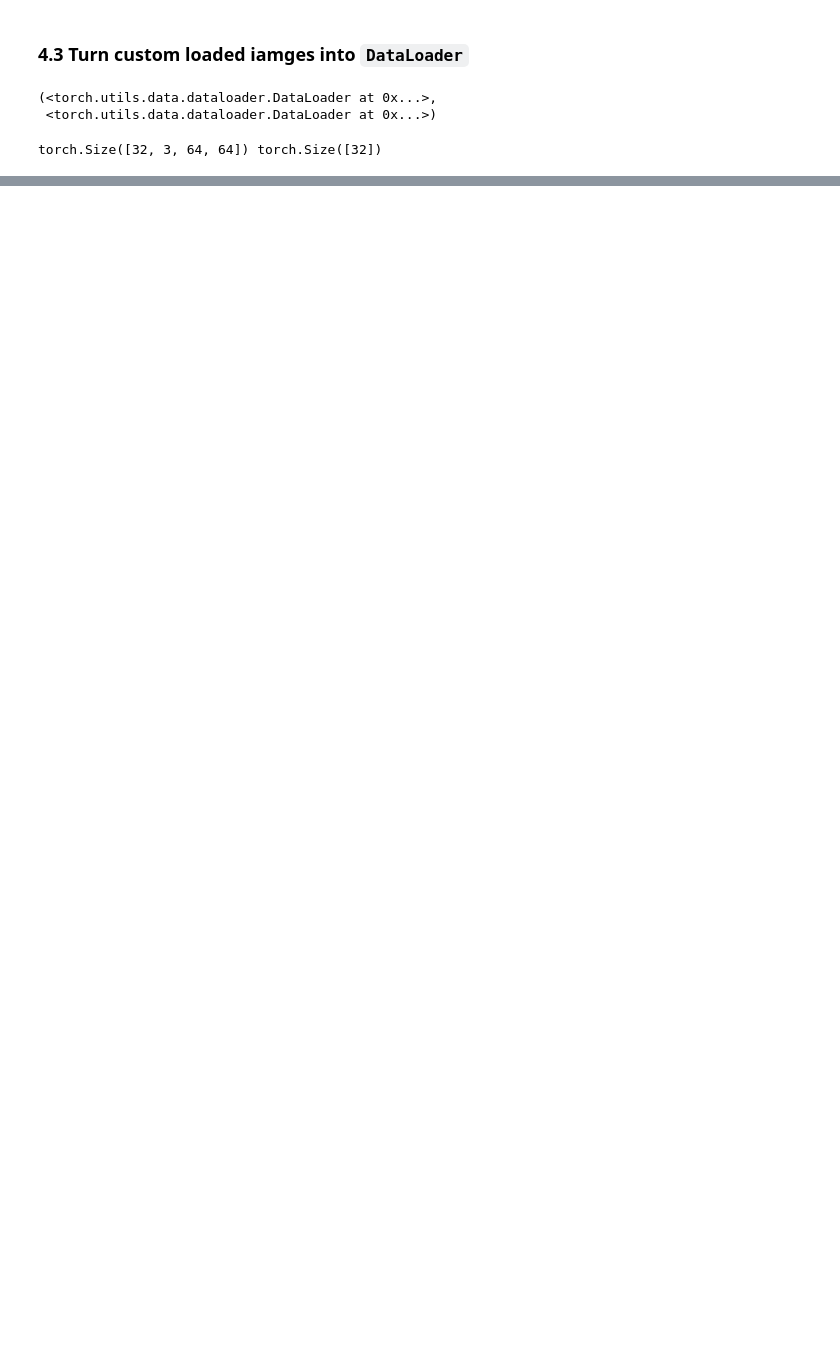
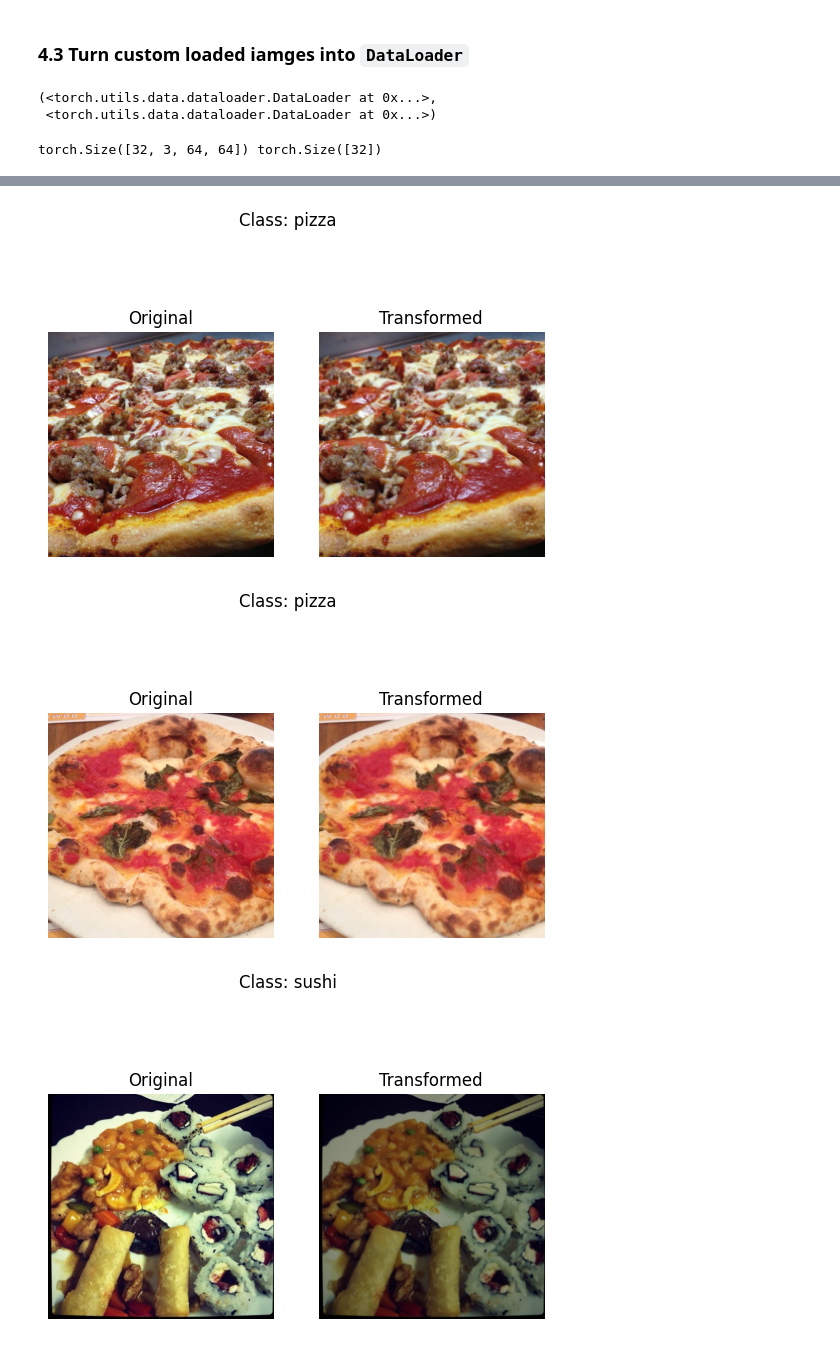
Before and after one commit to MahdiAmrollahi/pytorch-ZTM, a Jupyter notebook: 04_pytorch_custom_dataset.ipynb, the cells around one changed output, grey strips where cells are left out. Cells and saved outputs as stored; diff of their text form; code cells hidden in the pictures; blank space fills up the shorter version.

Commit message:
data augmentation

```diff
--- a/04_pytorch_custom_dataset.ipynb
+++ b/04_pytorch_custom_dataset.ipynb
@@ -416,0 +419,13 @@ torch.Size([32, 3, 64, 64]) torch.Size([32])
+# %%
+train_tranform = transforms.Compose([
+    transforms.ToPILImage(),
+    transforms.TrivialAugmentWide(num_magnitude_bins=31),
+    transforms.Resize(size=(224, 224)),
+    transforms.ToTensor()
+])
+
+test_tranform = transforms.Compose([
+    transforms.ToPILImage(),
+    transforms.Resize(size=(224, 224)),
+    transforms.ToTensor()
+])
@@ -416,0 +445,6 @@ torch.Size([32, 3, 64, 64]) torch.Size([32])
+# %%
+plot_transformed_image(image_path_list, train_tranform, n=5, seed=None)
+# %% [output]
+[figure, added]
+[figure, added]
+[figure, added]
```
Also changed, not shown: parts of 7 cells of this notebook.
